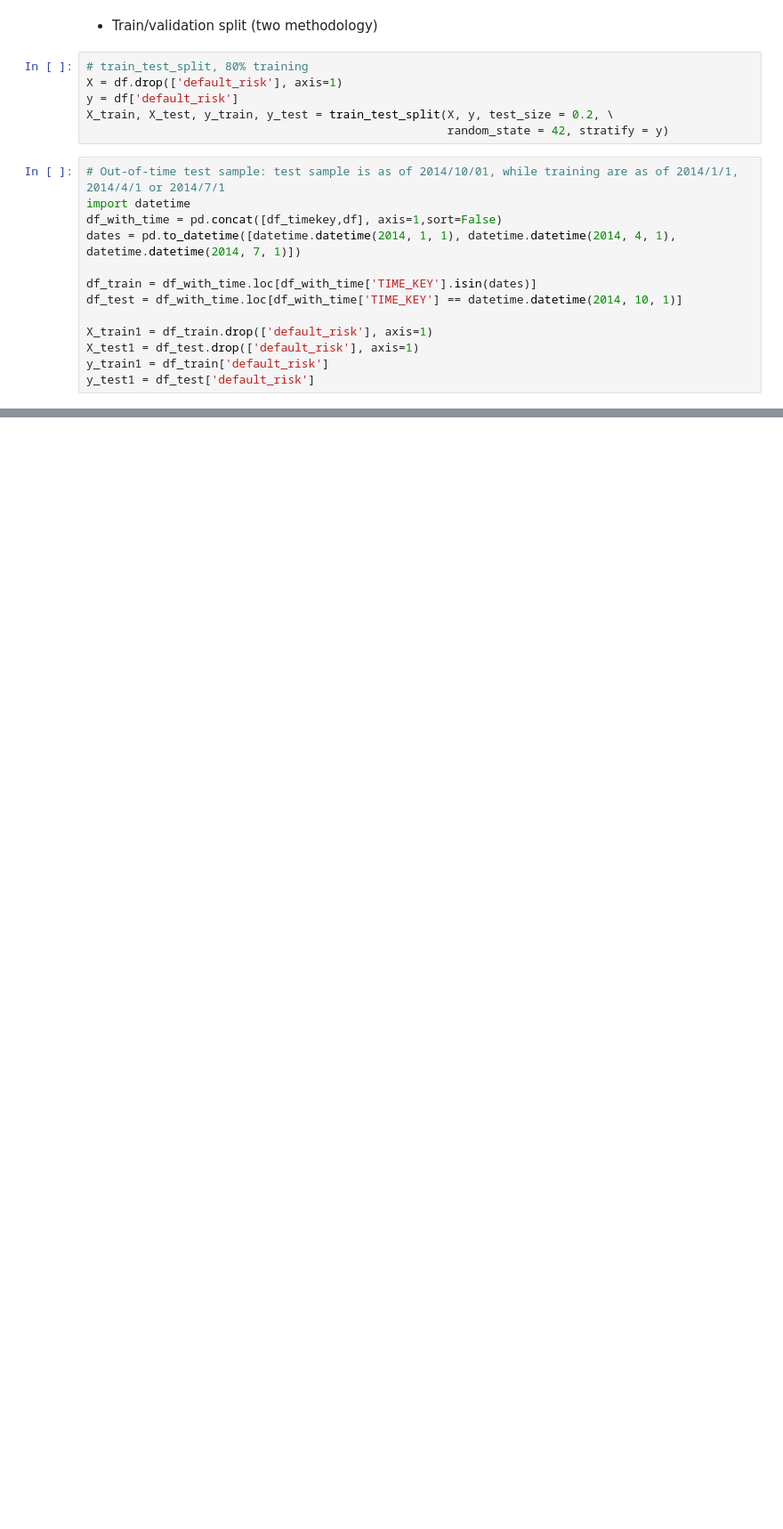
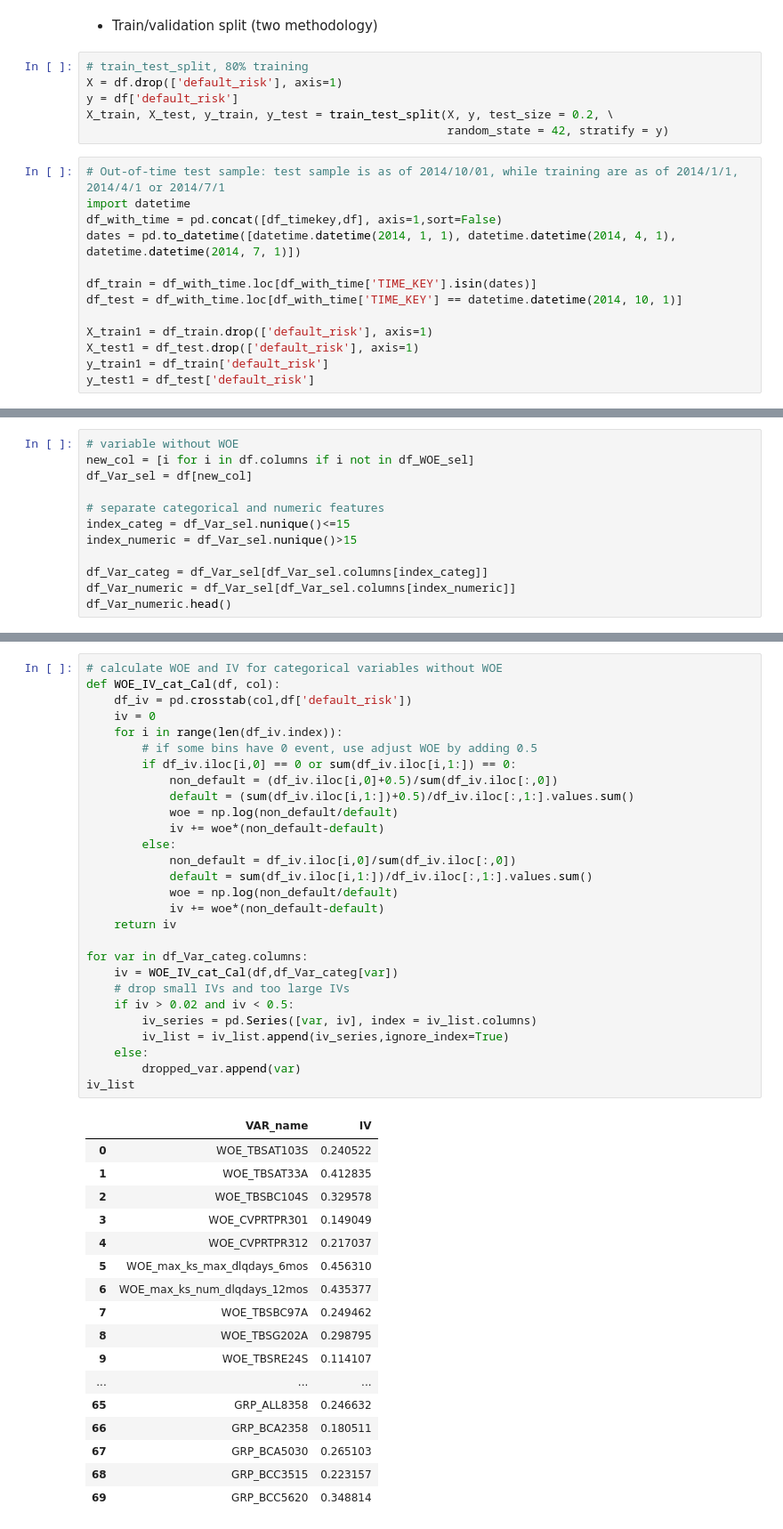
Before and after one commit to of1201/Retail-Credit-Modeling, a Jupyter notebook: src/Retail Credit Risk.ipynb, the cells around one changed output, grey strips where cells are left out. Shown: that part at 89% size. Saved outputs shown, nothing was run; the diff lists cells and outputs as text; blank space fills up the shorter version.

```diff
--- a/src/Retail Credit Risk.ipynb
+++ b/src/Retail Credit Risk.ipynb
@@ -468,0 +488,12 @@ y_test1 = df_test['default_risk']
+# %%
+# variable without WOE
+new_col = [i for i in df.columns if i not in df_WOE_sel]
+df_Var_sel = df[new_col]
+
+# separate categorical and numeric features
+index_categ = df_Var_sel.nunique()<=15
+index_numeric = df_Var_sel.nunique()>15
+
+df_Var_categ = df_Var_sel[df_Var_sel.columns[index_categ]]
+df_Var_numeric = df_Var_sel[df_Var_sel.columns[index_numeric]]
+df_Var_numeric.head()
@@ -468,0 +546,46 @@ y_test1 = df_test['default_risk']
+# %%
+# calculate WOE and IV for categorical variables without WOE
+def WOE_IV_cat_Cal(df, col):
+    df_iv = pd.crosstab(col,df['default_risk'])
+    iv = 0
+    for i in range(len(df_iv.index)):
+        # if some bins have 0 event, use adjust WOE by adding 0.5
+        if df_iv.iloc[i,0] == 0 or sum(df_iv.iloc[i,1:]) == 0:
+            non_default = (df_iv.iloc[i,0]+0.5)/sum(df_iv.iloc[:,0])
+            default = (sum(df_iv.iloc[i,1:])+0.5)/df_iv.iloc[:,1:].values.sum()
+            woe = np.log(non_default/default)
+            iv += woe*(non_default-default)
+        else:
+            non_default = df_iv.iloc[i,0]/sum(df_iv.iloc[:,0])
+            default = sum(df_iv.iloc[i,1:])/df_iv.iloc[:,1:].values.sum()
+            woe = np.log(non_default/default)
+            iv += woe*(non_default-default)
+    return iv
+
+for var in df_Var_categ.columns:
+    iv = WOE_IV_cat_Cal(df,df_Var_categ[var])
+    # drop small IVs and too large IVs
+    if iv > 0.02 and iv < 0.5:
+        iv_series = pd.Series([var, iv], index = iv_list.columns)
+        iv_list = iv_list.append(iv_series,ignore_index=True)
+    else:
+        dropped_var.append(var)
+iv_list
+# %% [output]
+|  | VAR_name | IV |
+| 0 | WOE_TBSAT103S | 0.240522 |
+| 1 | WOE_TBSAT33A | 0.412835 |
+| 2 | WOE_TBSBC104S | 0.329578 |
+| 3 | WOE_CVPRTPR301 | 0.149049 |
+| 4 | WOE_CVPRTPR312 | 0.217037 |
+| 5 | WOE_max_ks_max_dlqdays_6mos | 0.456310 |
+| 6 | WOE_max_ks_num_dlqdays_12mos | 0.435377 |
+| 7 | WOE_TBSBC97A | 0.249462 |
+| 8 | WOE_TBSG202A | 0.298795 |
+| 9 | WOE_TBSRE24S | 0.114107 |
+| ... | ... | ... |
+| 65 | GRP_ALL8358 | 0.246632 |
+| 66 | GRP_BCA2358 | 0.180511 |
+| 67 | GRP_BCA5030 | 0.265103 |
+| 68 | GRP_BCC3515 | 0.223157 |
+| 69 | GRP_BCC5620 | 0.348814 |
```
Also changed, not shown: parts of 18 cells of this notebook.
